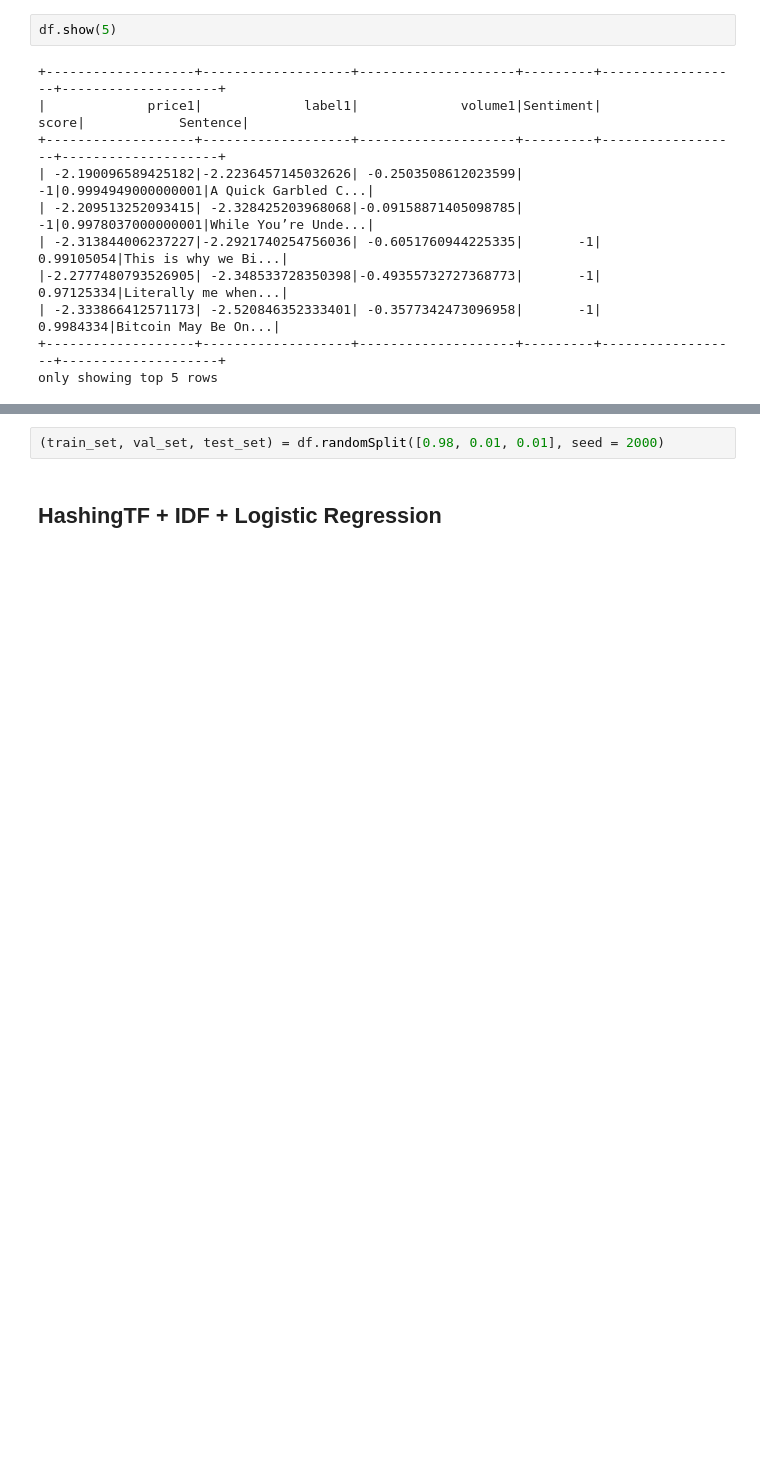
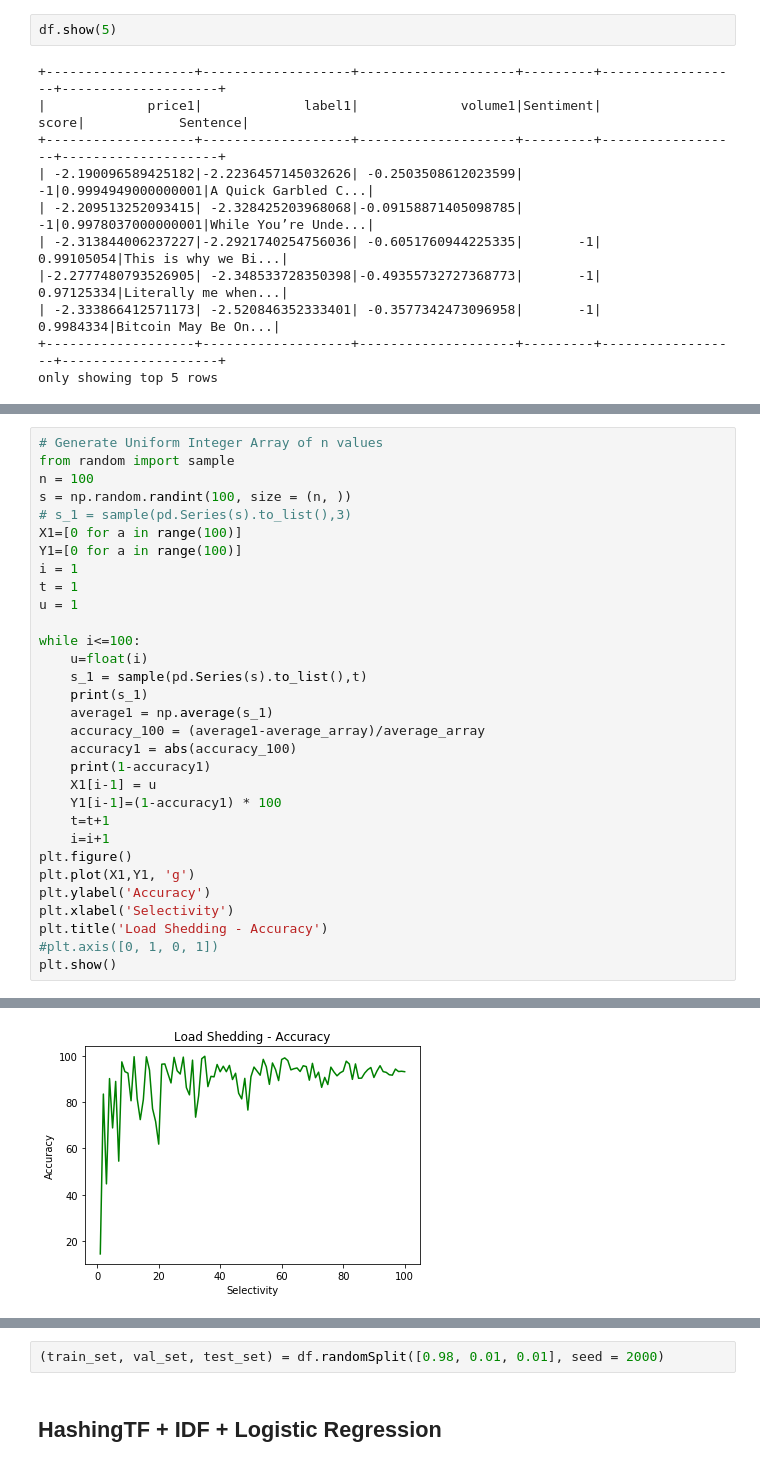
Before and after one commit to vedantdave18/Cryptocurrency-correlation-analysis, a Jupyter notebook: src/pyspark_reddit.ipynb, the cells around one changed output, grey strips where cells are left out. Cells and saved outputs as stored; diff of their text form; blank space fills up the shorter version.

```diff
--- a/src/pyspark_reddit.ipynb
+++ b/src/pyspark_reddit.ipynb
@@ -86,0 +136,32 @@ only showing top 5 rows
+# %%
+# Generate Uniform Integer Array of n values
+from random import sample
+n = 100
+s = np.random.randint(100, size = (n, ))
+# s_1 = sample(pd.Series(s).to_list(),3)
+X1=[0 for a in range(100)]
+Y1=[0 for a in range(100)]
+i = 1
+t = 1
+u = 1
+
+while i<=100:
+    u=float(i)
+    s_1 = sample(pd.Series(s).to_list(),t)
+    print(s_1)
+    average1 = np.average(s_1)
+    accuracy_100 = (average1-average_array)/average_array
+    accuracy1 = abs(accuracy_100)
+    print(1-accuracy1)
+    X1[i-1] = u
+    Y1[i-1]=(1-accuracy1) * 100
+    t=t+1
+    i=i+1
+plt.figure()
+plt.plot(X1,Y1, 'g')
+plt.ylabel('Accuracy')
+plt.xlabel('Selectivity')
+plt.title('Load Shedding - Accuracy')
+#plt.axis([0, 1, 0, 1])
+plt.show()
+# %% [output]
@@ -86,0 +185 @@ only showing top 5 rows
+[figure, added]
```
Also changed, not shown: parts of 10 cells of this notebook.
